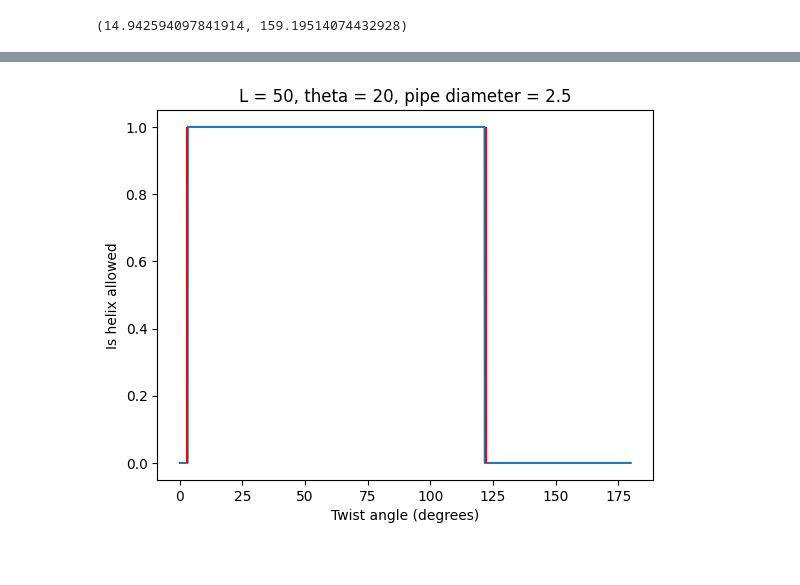
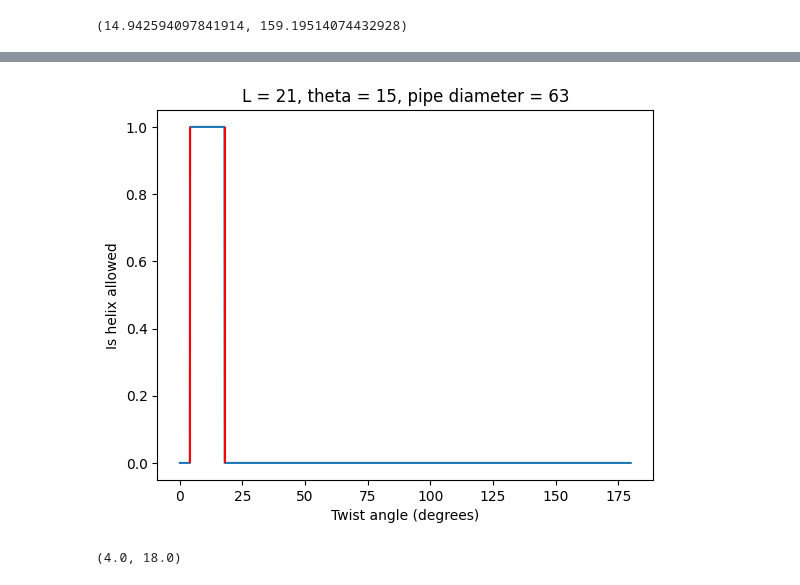
Before and after one commit to jocelas/spiral, a Jupyter notebook: Joint_face_normal_method.ipynb, the cells around one changed output, grey strips where cells are left out. Cells and saved outputs as stored; diff of their text form; code cells hidden in the pictures.

```diff
--- a/Joint_face_normal_method.ipynb
+++ b/Joint_face_normal_method.ipynb
@@ -207,12 +387,16 @@ plot_helix(60, 15, 20, segments = 12, saveto = "helix.html", double_helix = True
 # %%
+
+
+
+
 def is_helix_allowed(L, theta, tau, pipe_diameter, eps_wide = 3, eps_loose = 3):
     return is_helix_loose_enough(L, theta, tau, pipe_diameter, eps = eps_loose) * is_helix_wide_enough(L, theta, tau, pipe_diameter, eps = eps_wide)
 
 tautau = np.arange(0.1,180,0.1)
-L = 50
-theta = 20
+L = 21
+theta = 15
 helix_possible = np.zeros(len(tautau), dtype = int)
-pipe_diameter = 2.5
+pipe_diameter = 63
 for i, tau in enumerate(tautau):
     helix_possible[i] = is_helix_allowed(L, theta, tau, pipe_diameter)
 
@@ -246,31 +430,34 @@ def find_allowed_twist_range(L, theta, pipe_diameter, accuracy = 0.1):
             want = toggle(want)
             if want:
                 taumax = taumin
 
     direction = 1
     eps = 0.5
     want = False
 
     while eps > accuracy:
         taumax = taumax + direction * eps
         possible = is_helix_allowed(L, theta, taumax, pipe_diameter)
         if possible == want:
             eps /= 2
             direction *= -1
             toggle(want)
 
     return taumin, taumax
 
 taumin, taumax = find_allowed_twist_range(L, theta, pipe_diameter)
 
 
 
 
 plt.plot(tautau, helix_possible)
 plt.xlabel("Twist angle (degrees)")
 plt.ylabel("Is helix allowed")
 plt.title(f"L = {L}, theta = {theta}, pipe diameter = {pipe_diameter}")
 plt.vlines([taumin, taumax], 0,1, colors = 'red')
 plt.show()
+
+taumin, taumax
 # %% [output]
-[figure, old version]
+[figure, new version]
+(4.0, 18.0)
```
Also changed, not shown: parts of 7 cells of this notebook, 3 other files.
